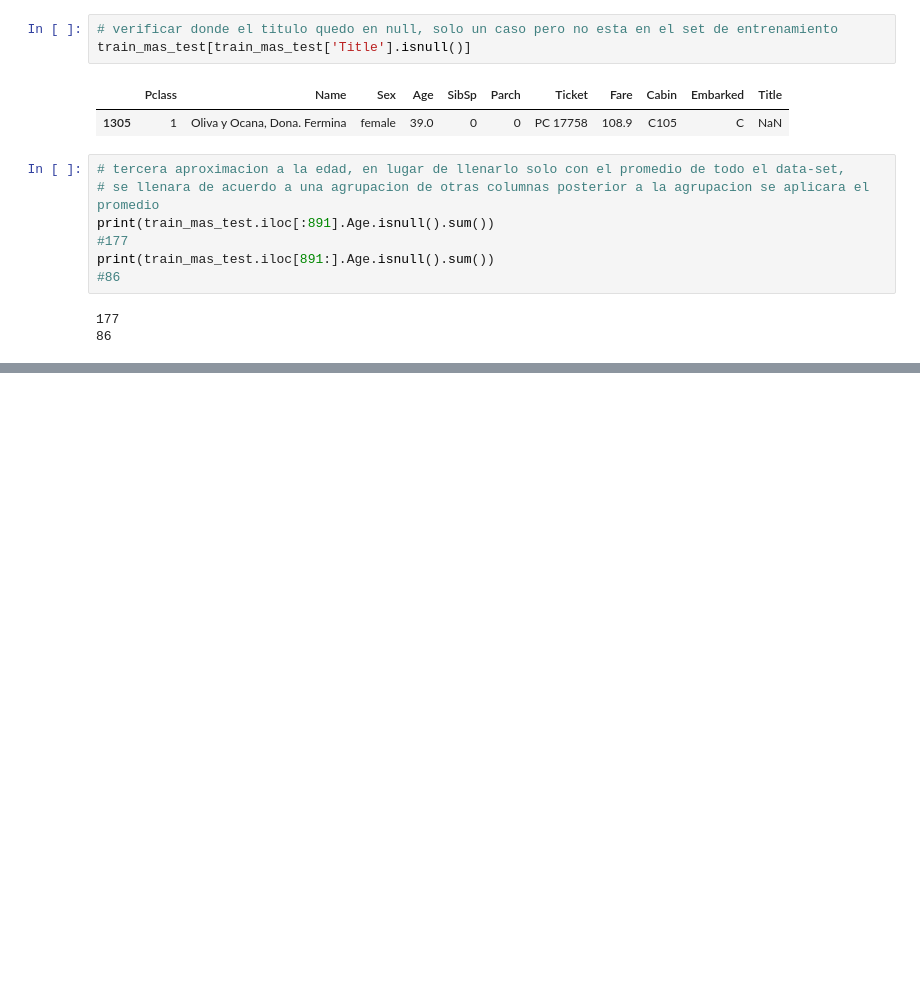
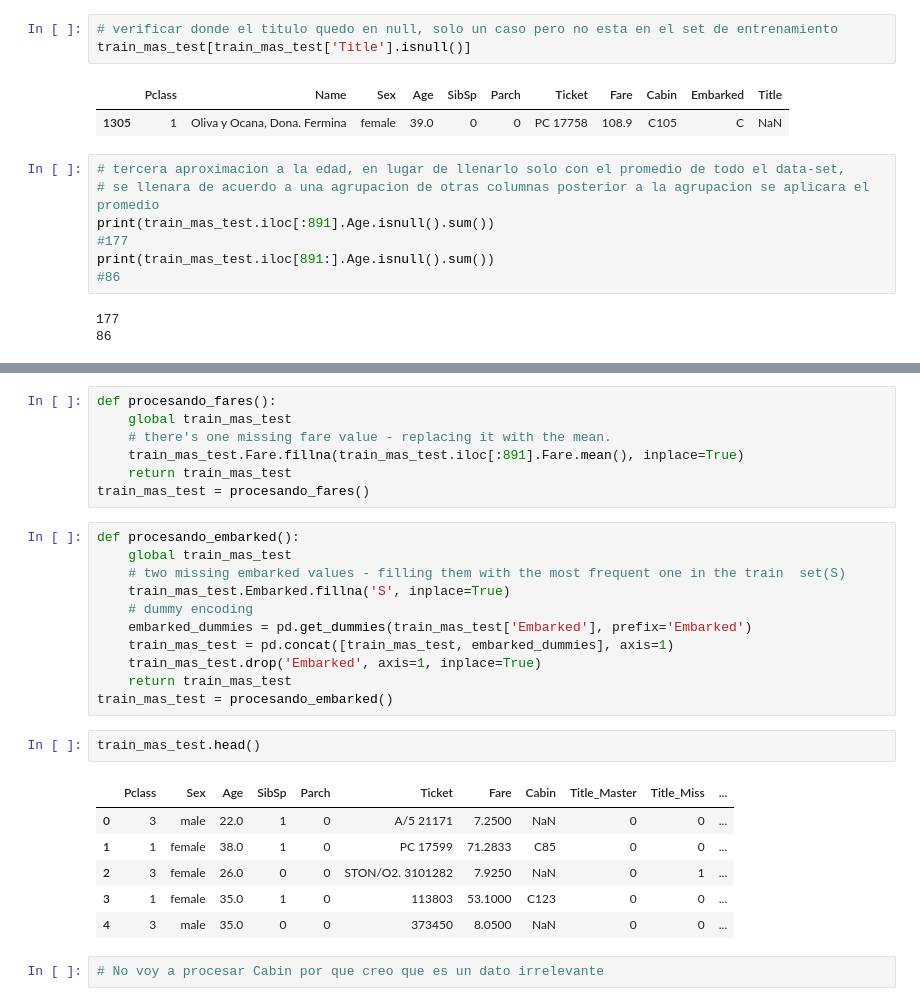
Before and after one commit to alekz7/MachineLearning, a Jupyter notebook: titanic.ipynb, the cells around one changed output, grey strips where cells are left out. Cells and saved outputs as stored; diff of their text form; blank space fills up the shorter version.

```diff
--- a/titanic.ipynb
+++ b/titanic.ipynb
@@ -149,0 +223,29 @@ print(train_mas_test.iloc[891:].Age.isnull().sum())
+# %%
+def procesando_fares():
+    global train_mas_test
+    # there's one missing fare value - replacing it with the mean.
+    train_mas_test.Fare.fillna(train_mas_test.iloc[:891].Fare.mean(), inplace=True)
+    return train_mas_test
+train_mas_test = procesando_fares()
+# %%
+def procesando_embarked():
+    global train_mas_test
+    # two missing embarked values - filling them with the most frequent one in the train  set(S)
+    train_mas_test.Embarked.fillna('S', inplace=True)
+    # dummy encoding
+    embarked_dummies = pd.get_dummies(train_mas_test['Embarked'], prefix='Embarked')
+    train_mas_test = pd.concat([train_mas_test, embarked_dummies], axis=1)
+    train_mas_test.drop('Embarked', axis=1, inplace=True)
+    return train_mas_test
+train_mas_test = procesando_embarked()
+# %%
+train_mas_test.head()
+# %% [output]
+|  | Pclass | Sex | Age | SibSp | Parch | Ticket | Fare | Cabin | Title_Master | Title_Miss | ... |
+| 0 | 3 | male | 22.0 | 1 | 0 | A/5 21171 | 7.2500 | NaN | 0 | 0 | ... |
+| 1 | 1 | female | 38.0 | 1 | 0 | PC 17599 | 71.2833 | C85 | 0 | 0 | ... |
+| 2 | 3 | female | 26.0 | 0 | 0 | STON/O2. 3101282 | 7.9250 | NaN | 0 | 1 | ... |
+| 3 | 1 | female | 35.0 | 1 | 0 | 113803 | 53.1000 | C123 | 0 | 0 | ... |
+| 4 | 3 | male | 35.0 | 0 | 0 | 373450 | 8.0500 | NaN | 0 | 0 | ... |
+# %%
+# No voy a procesar Cabin por que creo que es un dato irrelevante
```
Also changed, not shown: parts of 14 cells of this notebook.
